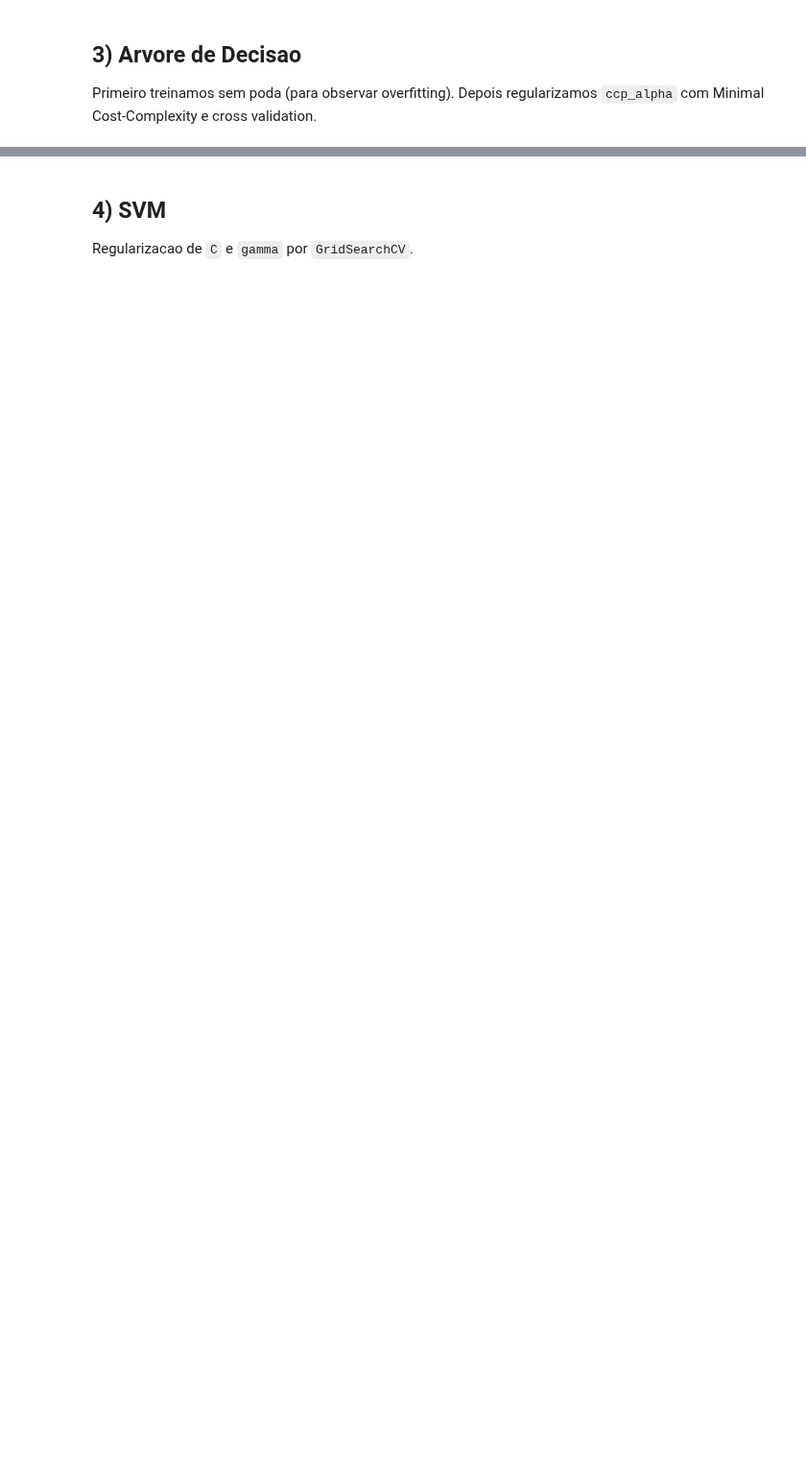
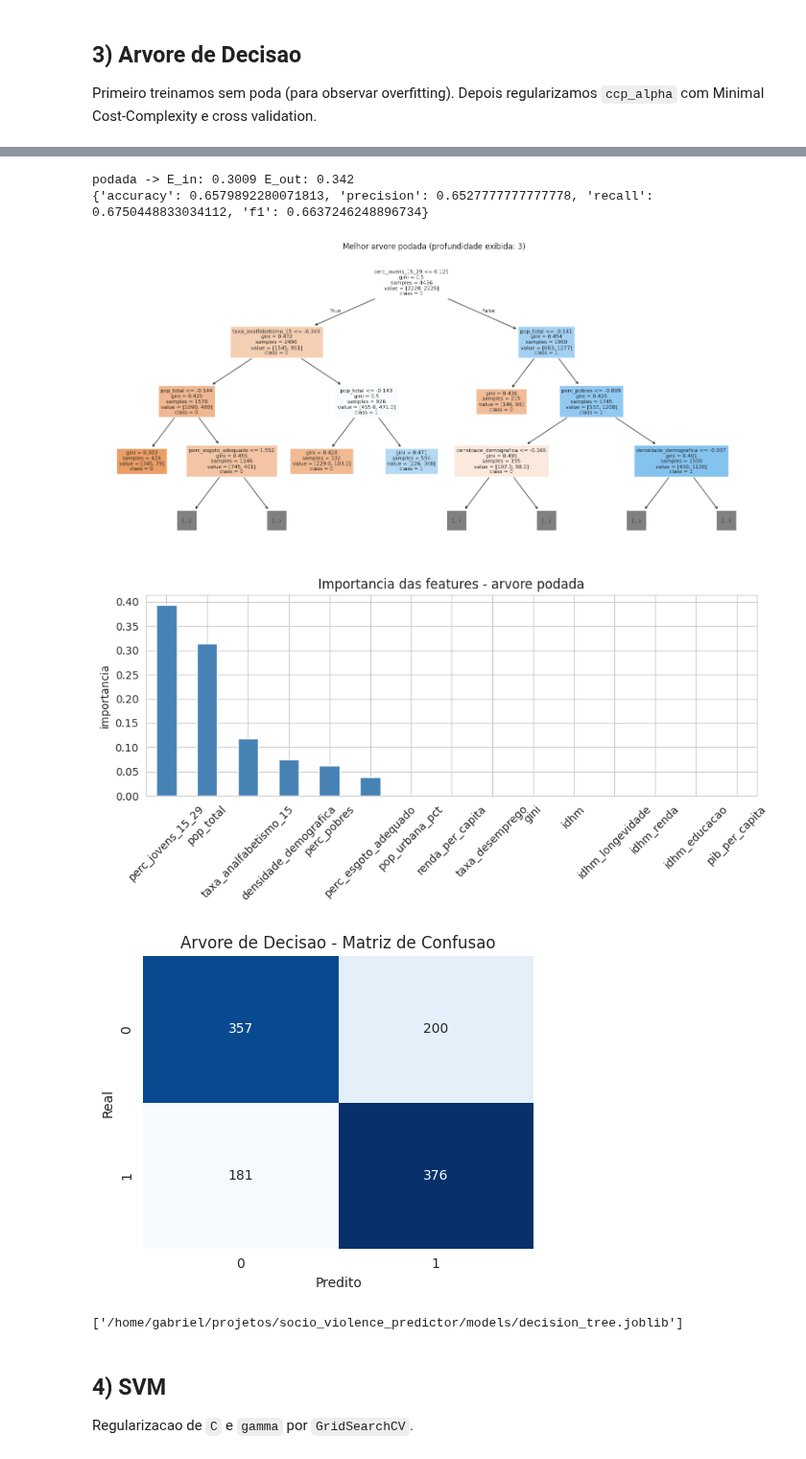
Before and after one commit to gabriel-ngrs/socio_violence_predictor, a Jupyter notebook: notebooks/02_modelagem_e_validacao.ipynb, the cells around one changed output, grey strips where cells are left out. Shown at 96% size. Cells and saved outputs as stored; diff of their text form; code cells hidden in the pictures; blank space fills up the shorter version.

```diff
--- a/notebooks/02_modelagem_e_validacao.ipynb
+++ b/notebooks/02_modelagem_e_validacao.ipynb
@@ -176,23 +229,44 @@ plt.show()
 # %%
 tree = DecisionTreeClassifier(random_state=SEED, ccp_alpha=best_alpha)
 tree.fit(X_train, y_train)
 
 tree_train_pred = tree.predict(X_train)
 tree_test_pred = tree.predict(X_test)
+tree_test_score = tree.predict_proba(X_test)[:, 1]
 tree_ein, tree_eout = calc_ein_eout(y_train, tree_train_pred, y_test, tree_test_pred)
 tree_metrics = calc_metrics(y_test, tree_test_pred)
 
 print("podada -> E_in:", round(tree_ein, 4), "E_out:", round(tree_eout, 4))
 print(tree_metrics)
 
 fig, ax = plt.subplots(figsize=(15, 7))
 plot_tree(tree, max_depth=3, filled=True, feature_names=feature_names, class_names=["0", "1"], fontsize=8, ax=ax)
 ax.set_title("Melhor arvore podada (profundidade exibida: 3)")
 plt.tight_layout()
 fig.savefig(FIGURES_DIR / "tree_pruned_depth3.png", dpi=130)
 plt.show()
 
+importances = pd.Series(tree.feature_importances_, index=feature_names).sort_values(ascending=False)
+fig, ax = plt.subplots(figsize=(9, 4.5))
+importances.plot(kind="bar", ax=ax, color="steelblue")
+ax.set_title("Importancia das features - arvore podada")
+ax.set_ylabel("importancia")
+ax.set_xlabel("")
+ax.tick_params(axis="x", rotation=45)
+plt.tight_layout()
+fig.savefig(FIGURES_DIR / "tree_feature_importance.png", dpi=130)
+plt.show()
+
+plot_confusion(y_test, tree_test_pred, "Arvore de Decisao - Matriz de Confusao", "tree_confusion.png")
+
 joblib.dump(tree, MODELS_DIR / "decision_tree.joblib")
+# %% [output]
+podada -> E_in: 0.3009 E_out: 0.342
+{'accuracy': 0.6579892280071813, 'precision': 0.6527777777777778, 'recall': 0.6750448833034112, 'f1': 0.6637246248896734}
+[figure, added]
+[figure, added]
+[figure, added]
+['/home/gabriel/projetos/socio_violence_predictor/models/decision_tree.joblib']
 # %% [markdown]
 ## 4) SVM
 
```
Also changed, not shown: parts of 10 cells of this notebook, 5 other files.
